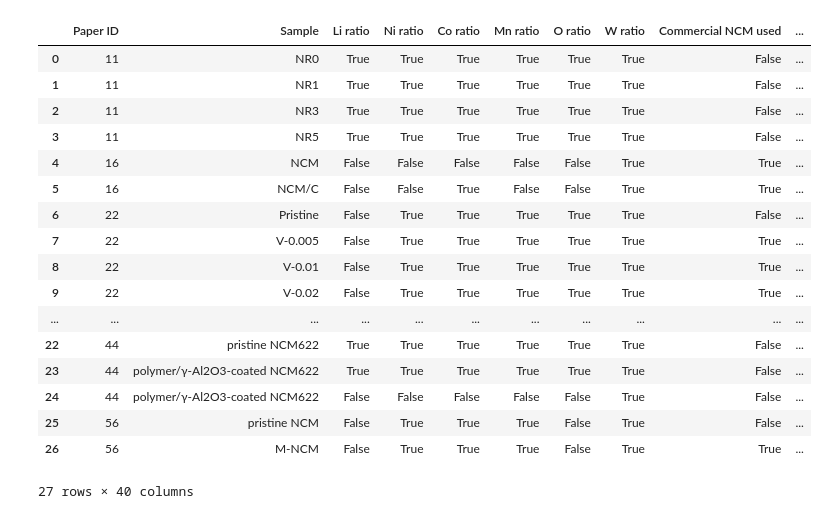
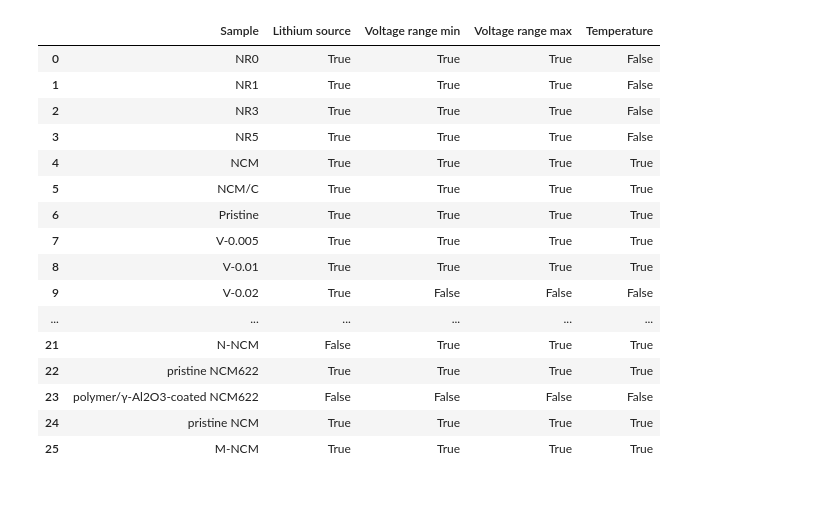
Before and after one commit to AIFFEL-VOLTAI/VOLTAI, a Jupyter notebook: evaluation/accuracy.ipynb, the cells around one changed output. Cells and saved outputs as stored; diff of their text form; code cells hidden in the pictures.

```diff
--- a/evaluation/accuracy.ipynb
+++ b/evaluation/accuracy.ipynb
@@ -9,3 +61,6 @@ answer = pd.read_csv(f"../output/csv/{hyper_method_name}.csv").drop(columns="Add
+# %%
+gt = text_processor(gt)
+answer = text_processor(answer)
 # %%
 Morphological_Properties_col = ['Particle size', 'Particle shape', 'Particle distribution', 'Coating layer characteristics', 'Crystal structure and lattice characteristics']
 # %%
@@ -109,7 +157,8 @@ sort_col = [
     'Electrolyte solvent ratio',
     'Additive',
     'Loading density (mass loading of NCM)',
-    'Voltage range',
+    'Voltage range min',
+    'Voltage range max',
     'Temperature',
     'C-rate 0.1',
     'C-rate 0.5',
@@ -128,7 +177,7 @@ sort_col = [
     'C-rate 6.0',
 ]
 # %%
-num_col = [
+tf_col = [
     "Li ratio",
     "Ni ratio",
     "Co ratio",
@@ -136,9 +185,13 @@ num_col = [
     "O ratio",
     "W ratio",
     "Commercial NCM used",
+    'Lithium source',
     "Crystallization final temperature",
     "Crystallization final duration (hours)",
     "Electrolyte salt",
+    'Voltage range min',
+    'Voltage range max',
+    'Temperature',
     'C-rate 0.1',
     'C-rate 0.5',
     'C-rate 1.0',
@@ -227,7 +280,7 @@ for pid in all_papers:
                 match = False
 
             # 결과 저장 방식 변경
-            if col in num_col:
+            if col in tf_col:
                 result_row[col] = match
             else:
                 result_row[col] = val_ans  # 숫자 컬럼이 아닌 경우는 answer 값 그대로 저장
@@ -238,7 +291,7 @@ for pid in all_papers:
 df_result = pd.DataFrame(results)
 
 # 누락된 열 채우기 (혹시라도)
-for col in num_col:
+for col in tf_col:
     if col not in df_result.columns:
         df_result[col] = False
 
@@ -246,4 +299,4 @@ for col in num_col:
 df_result = df_result[sort_col]
 
 # 저장
-df_result.to_csv(f"./output/csv/acc_{hyper_method_name}.csv", index=False)
+df_result.to_csv(f"../output/csv/acc_{hyper_method_name}.csv", index=False)
@@ -292,21 +343,20 @@ gt
 # %%
-df_result
+df_result[["Sample", "Lithium source", 'Voltage range min', 'Voltage range max', 'Temperature']]
 # %% [output]
-|  | Paper ID | Sample | Li ratio | Ni ratio | Co ratio | Mn ratio | O ratio | W ratio | Commercial NCM used | ... |
-| 0 | 11 | NR0 | True | True | True | True | True | True | False | ... |
-| 1 | 11 | NR1 | True | True | True | True | True | True | False | ... |
-| 2 | 11 | NR3 | True | True | True | True | True | True | False | ... |
-| 3 | 11 | NR5 | True | True | True | True | True | True | False | ... |
-| 4 | 16 | NCM | False | False | False | False | False | True | True | ... |
-| 5 | 16 | NCM/C | False | False | True | False | False | True | True | ... |
-| 6 | 22 | Pristine | False | True | True | True | True | True | False | ... |
-| 7 | 22 | V-0.005 | False | True | True | True | True | True | True | ... |
-| 8 | 22 | V-0.01 | False | True | True | True | True | True | True | ... |
-| 9 | 22 | V-0.02 | False | True | True | True | True | True | True | ... |
-| ... | ... | ... | ... | ... | ... | ... | ... | ... | ... | ... |
-| 22 | 44 | pristine NCM622 | True | True | True | True | True | True | False | ... |
-| 23 | 44 | polymer/γ-Al2O3-coated NCM622 | True | True | True | True | True | True | False | ... |
-| 24 | 44 | polymer/γ-Al2O3-coated NCM622 | False | False | False | False | False | True | False | ... |
-| 25 | 56 | pristine NCM | False | True | True | True | False | True | False | ... |
-| 26 | 56 | M-NCM | False | True | True | True | False | True | True | ... |
+|  | Sample | Lithium source | Voltage range min | Voltage range max | Temperature |
+| 0 | NR0 | True | True | True | False |
+| 1 | NR1 | True | True | True | False |
+| 2 | NR3 | True | True | True | False |
+| 3 | NR5 | True | True | True | False |
+| 4 | NCM | True | True | True | True |
+| 5 | NCM/C | True | True | True | True |
+| 6 | Pristine | True | True | True | True |
+| 7 | V-0.005 | True | True | True | True |
+| 8 | V-0.01 | True | True | True | True |
+| 9 | V-0.02 | True | False | False | False |
+| ... | ... | ... | ... | ... | ... |
+| 21 | N-NCM | False | True | True | True |
+| 22 | pristine NCM622 | True | True | True | True |
+| 23 | polymer/γ-Al2O3-coated NCM622 | False | False | False | False |
+| 24 | pristine NCM | True | True | True | True |
+| 25 | M-NCM | True | True | True | True |
-27 rows × 40 columns
```
Also changed, not shown: parts of 27 cells of this notebook, 5 other files.
